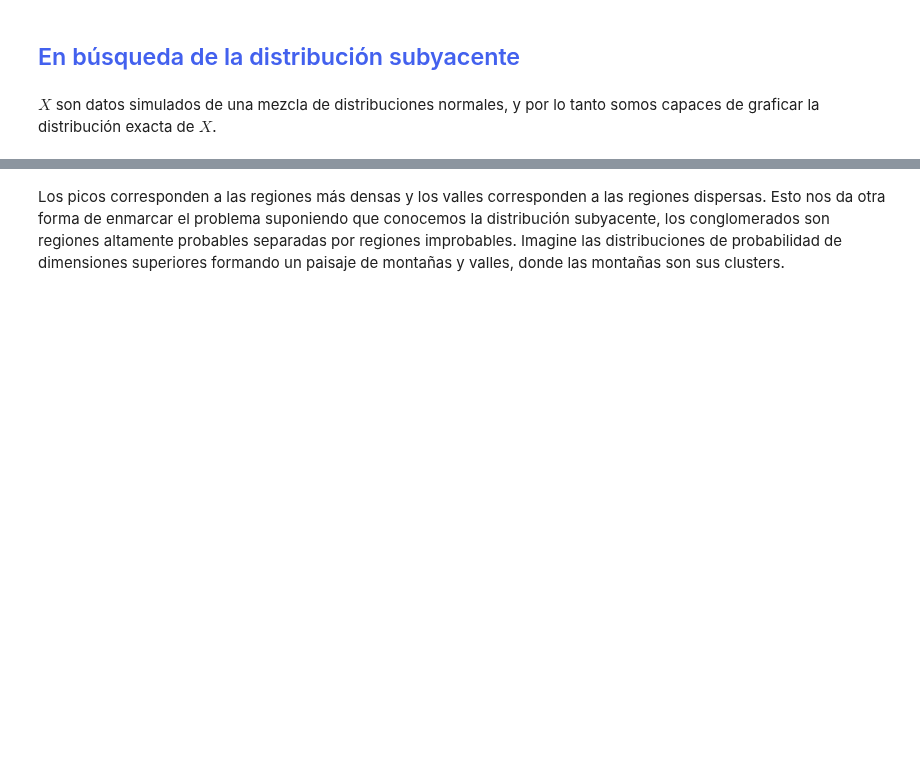
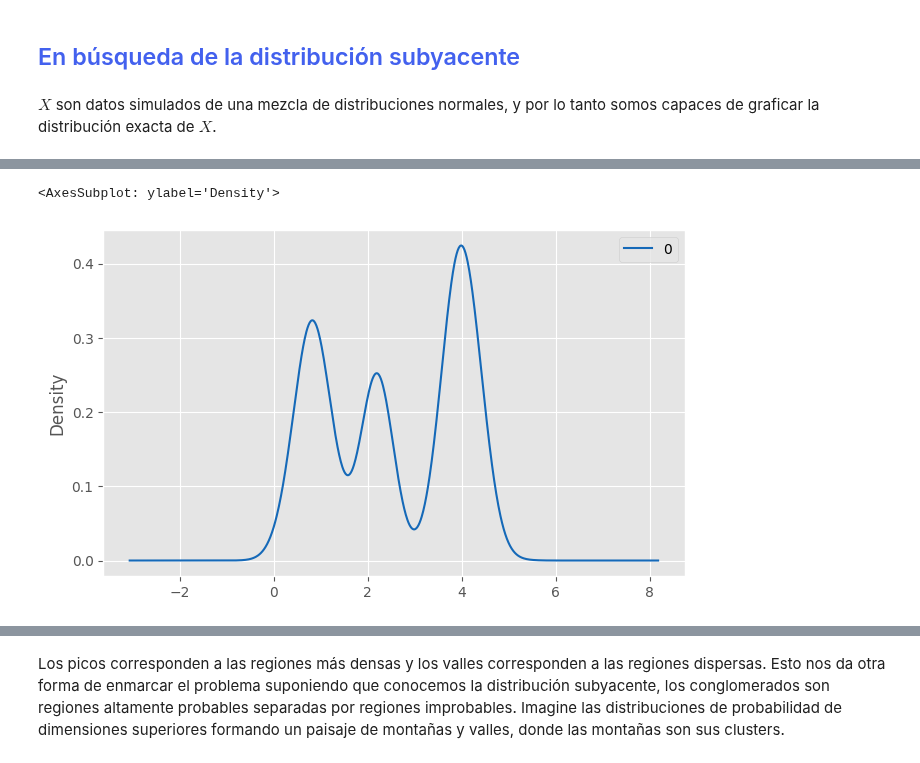
Before and after one commit to Datavaid/HDBSCAN, a Jupyter notebook: First_HDBSCAN.ipynb, the cells around one changed output, grey strips where cells are left out. Drawn from its saved outputs; the diff is of its cells as text; code cells hidden in the pictures; blank space fills up the shorter version.

```diff
--- a/First_HDBSCAN.ipynb
+++ b/First_HDBSCAN.ipynb
@@ -118,3 +159,9 @@ $X$ son datos simulados de una mezcla de distribuciones normales, y por lo tanto
+# %%
+df = pd.DataFrame(data)
+df.plot.density(c = '#1569B8')
+# %% [output]
+<AxesSubplot: ylabel='Density'>
+[figure, added]
 # %% [markdown]
 <figure>
 <center>
```
Also changed, not shown: parts of 3 cells of this notebook, 1 other file.
